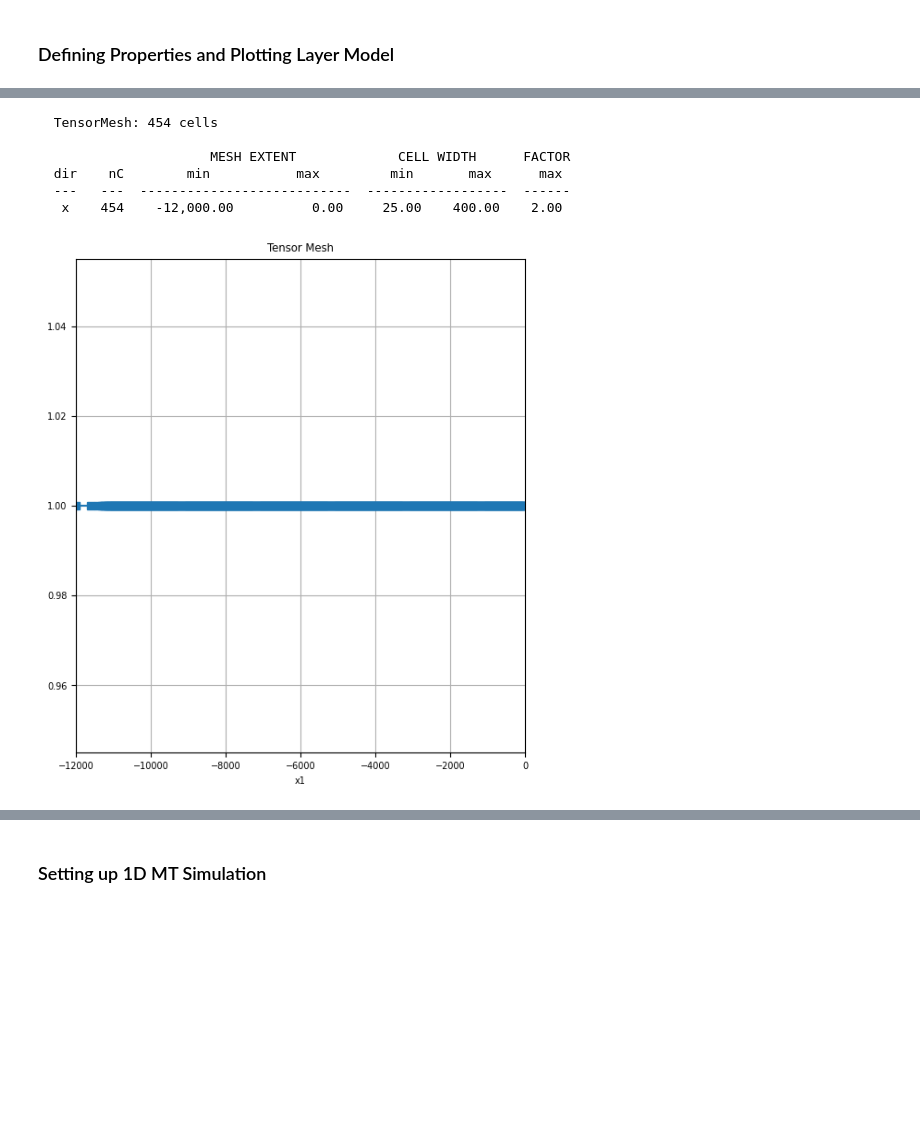
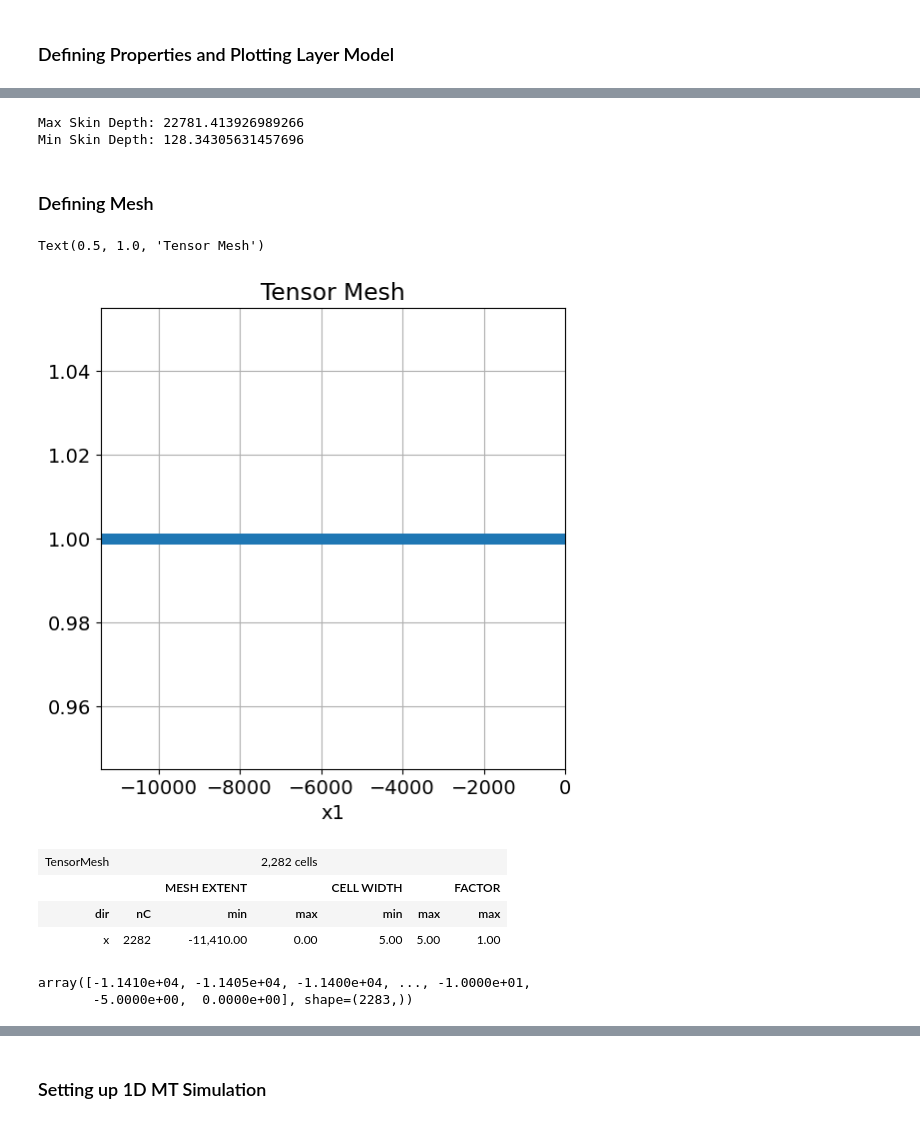
Before and after one commit to e-hdz130504/EOSC454-Inversion-Project-2026, a Jupyter notebook: FDEM_example.ipynb, the cells around one changed output, grey strips where cells are left out. Saved outputs shown, nothing was run; the diff lists cells and outputs as text; code cells hidden in the pictures; blank space fills up the shorter version.

Commit message:
Changes to Mesh for Forward

```diff
--- a/FDEM_example.ipynb
+++ b/FDEM_example.ipynb
@@ -35,8 +35,19 @@ matplotlib.rcParams['font.size'] = 14
 ### Defining Properties and Plotting Layer Model
 # %%
 #Geological properties
-layer_thicknesses = np.array([25, 180, 85, 125, 65,70,1]) #Thicknesses were obtained from Tuncer, pg. 16
+layer_thicknesses = np.array([25, 180, 85, 125, 65,70,500]) #Thicknesses were obtained from Tuncer, pg. 16
 sigma = 1/np.r_[2000.,2500., 4000., 4500.,8000,500,10000]# in S/m # Unknown resistivities/Conductivities had to be inferred Tuncer Fig. 3-17 borehole data
+
+#Survey Properties
+frequencies = np.r_[7.68*10**3, 5.12*10**3, 3.84*10**3, 1.28*10**3,
+    9.59*10**2, 6.4*10**2, 4.64*10**2, 3.36*10**2, 2.4*10**2, 1.77*10**2, 1.28*10**2,
+    9.699*10**1,8.1*10**1,7.1*10**1,6.1*10**1,5.1*10**1,4.1*10**1,3.275*10**1,2.225*10**1,1.512*10**1,1.025*10**1,
+    6.937,4.875]  # frequencies in Hz # Obtained from Cameco Data, Line 304
+
+#Obtaining max and min skin depths given frequencies and expected resisitivies
+min_skin_depth = 503*np.sqrt(np.min(1/sigma)/frequencies.max())
+max_skin_depth = 503*np.sqrt(np.max(1/sigma)/frequencies.min())
+
 
 
 #Plotting 1D Layer Model for visualization
@@ -52,32 +63,48 @@ Text(0.5, 1.0, 'Depth vs. Sigma')
+# %%
+#Plotting Skin Depths
+print(f'Max Skin Depth: {max_skin_depth}')
+print(f'Min Skin Depth: {min_skin_depth}')
+# %% [output]
+Max Skin Depth: 22781.413926989266
+Min Skin Depth: 128.34305631457696
+# %% [markdown]
+### Defining Mesh
 # %%
-ncx = 450  # number of core mesh cells in x
-dx = 25  # base cell width x
+dx = 5  # base cell width x
+ncx = max_skin_depth/2 * 1/dx  # number of core mesh cells in x
 npad_x = 4  # number of padding cells in x
-exp_x = 2  # expansion rate of padding cells in x
+exp_x = 1  # expansion rate of padding cells in x
 
 # Use a list of tuples to define cell widths in each direction. Each tuple
 # contains the cell width, number of cells and the expansion factor. A
 # negative sign is used to indicate an interval where cells widths go
 # from largest to smallest.
 hx = [(dx, npad_x, -exp_x), (dx, ncx)] #, (dx, npad_x, exp_x)]
 
 # We can use flags 'C', '0' and 'N' to shift the xyz position of the mesh
 # relative to the origin
 mesh = TensorMesh([hx], x0 = "N")
 
 # We can apply the plot_grid method and output to a specified axes object
 fig = plt.figure(figsize=(6, 6))
 ax = fig.add_subplot(111)
 mesh.plot_grid(ax=ax, nodes="True")
 ax.set_xbound(mesh.x0[0], mesh.x0[0] + np.sum(mesh.h[0]))
 ax.set_title("Tensor Mesh")
-print(mesh)
 # %% [output]
-  TensorMesh: 454 cells
-
-                      MESH EXTENT             CELL WIDTH      FACTOR
-  dir    nC        min           max         min       max      max
-  ---   ---  ---------------------------  ------------------  ------
-   x    454    -12,000.00          0.00     25.00    400.00    2.00
+Text(0.5, 1.0, 'Tensor Mesh')
-[figure, old version]
+[figure, new version]
+# %%
+#Printing Mesh Values
+mesh
+# %% [output]
+| TensorMesh |  |  | 2,282 cells |  |  |  |
+|  |  | MESH EXTENT |  | CELL WIDTH |  | FACTOR |
+| dir | nC | min | max | min | max | max |
+| x | 2282 | -11,410.00 | 0.00 | 5.00 | 5.00 | 1.00 |
+# %%
+mesh.nodes
+# %% [output]
+array([-1.1410e+04, -1.1405e+04, -1.1400e+04, ..., -1.0000e+01,
+       -5.0000e+00,  0.0000e+00], shape=(2283,))
 # %%
```
Also changed, not shown: parts of 14 cells of this notebook.
